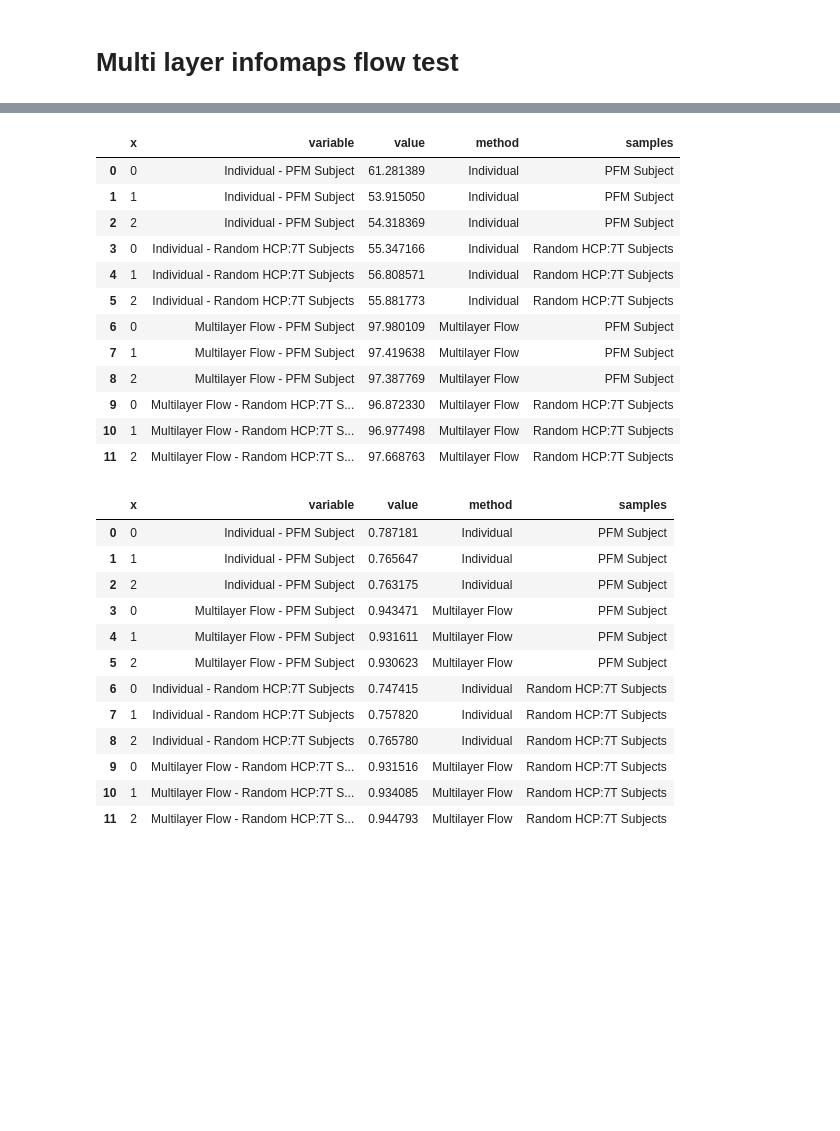
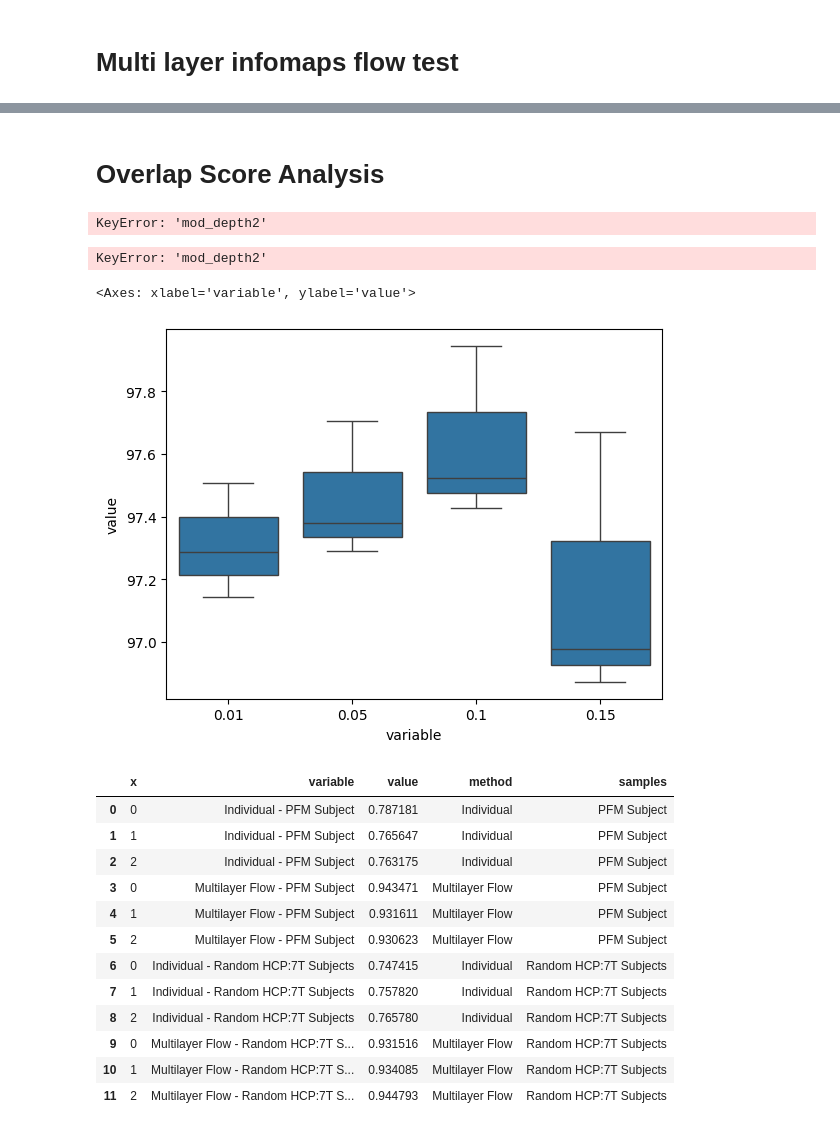
Before and after one commit to cole-khamnei/precision_mapping, a Jupyter notebook: notebooks/dev_nb.ipynb, the cells around one changed output, grey strips where cells are left out. Drawn from its saved outputs; the diff is of its cells as text; code cells hidden in the pictures; blank space fills up the shorter version.

```diff
--- a/notebooks/dev_nb.ipynb
+++ b/notebooks/dev_nb.ipynb
@@ -250,10 +255,10 @@ from sklearn.metrics import normalized_mutual_info_score as nmis
 # %%
-test_dir = "/data/data7/pfmsb_AAAV5170/analyses/precision_maps/pfm_test/sub-pfmsb001/"
+test_dir = "/data/data7/pfmsb_AAAV5170/analyses/precision_maps/sub-pfmsb001/"
 
 network_partition_paths = glob.glob(test_dir + "*duration-25m*network_partition.npy")
 pfm_parcel_partition_paths = glob.glob(test_dir + "*duration-25m*parcel_partition.npy")
 
-vfc_paths = glob.glob(test_dir + "*duration-25m*FC.npz")
+pfm_vfc_paths = glob.glob(test_dir + "*duration-25m*FC.npz")
 hcp_vfc_paths = glob.glob("/data/data7/network_control/projects/pfm_analysis/results/HCP_analysis/*/*_rfMRI_REST_7T_ALL_*.npz")
 # %%
 hcp_parcel_partition_paths = glob.glob("/data/data7/network_control/projects/pfm_analysis/results/HCP_analysis/*/*_rfMRI_REST_7T_ALL_*parcel_partition.npy")
@@ -321,9 +416,33 @@ def calculate_overlap_score_npz(vfc_paths=None, save_csv_path=None, overwrite=Fa
+# %% [markdown]
+# Overlap Score Analysis
+# %%
+_, _ = calculate_overlap_score_npz(pfm_vfc_paths, save_csv_path="imf_save.csv", overwrite=False)
+# %% [output]
+KeyError: 'mod_depth2'
+# %%
+mlr_rate_s = [0.01, 0.05, 0.10]
+hcp_imf_ccp_mlr_scores = {}
+pbar = tqdm(desc="Running MLR tests", total=2 * len(mlr_rate_s))
+
+for mlr_rate in mlr_rate_s:
+    mlr_rate_str = f"{mlr_rate:.02f}"[-2:]
+    hcp_imf_mlr_ccp_score, _ = calculate_overlap_score_npz(hcp_vfc_paths, save_csv_path=f"imf_hcp_save_mlr_{mlr_rate_str}.csv",
+                                      overwrite=False, mlr_rate=mlr_rate, metric=co_cluster_percent)
+    hcp_imf_ccp_mlr_scores[mlr_rate] = hcp_imf_mlr_ccp_score
+    pbar.update(1)
+
+# for mlr_rate in mlr_rate_s:
+#     mlr_rate_str = f"{mlr_rate:.02f}"[-2:]
+#     calculate_overlap_score_npz(pfm_vfc_paths, save_csv_path=f"imf_pfm_save_mlr_{mlr_rate_str}.csv", overwrite=False, mlr_rate=mlr_rate)
+#     pbar.update(1)
 # %%
-pfm_imi_nmis_scores = calculate_overlap_score_from_npy(pfm_parcel_partition_paths)
+# pfm_imi_nmis_scores = calculate_overlap_score_from_npy(pfm_parcel_partition_paths)
 hcp_imi_nmis_scores = calculate_overlap_score_from_npy(hcp_parcel_partition_paths)
 
 pfm_imf_nmis_scores, _ = calculate_overlap_score_npz(save_csv_path="imf_save.csv")
 hcp_imf_nmis_scores, _ = calculate_overlap_score_npz(save_csv_path="imf_hcp_save.csv", overwrite=False)
+# %% [output]
+KeyError: 'mod_depth2'
 # %%
 # pfm_imf_ccp_scores, _ = calculate_overlap_score_npz(save_csv_path="imf_save.csv", metric=accuracy)
 # hcp_imf_ccp_scores, _ = calculate_overlap_score_npz(save_csv_path="imf_hcp_save.csv", metric=accuracy)
@@ -342,22 +462,13 @@ cdf = pd.DataFrame({"Individual - PFM Subject": pfm_imi_ccp_scores,
 cd = cdf.melt(id_vars=["x"])
 cd["method"] = cd["variable"].str.split("-").str[0].str.strip()
 cd["samples"] = cd["variable"].str.split("-").str[1].str.strip()
-# %%
-cd
-# %% [output]
-|  | x | variable | value | method | samples |
-| 0 | 0 | Individual - PFM Subject | 61.281389 | Individual | PFM Subject |
-| 1 | 1 | Individual - PFM Subject | 53.915050 | Individual | PFM Subject |
-| 2 | 2 | Individual - PFM Subject | 54.318369 | Individual | PFM Subject |
-| 3 | 0 | Individual - Random HCP:7T Subjects | 55.347166 | Individual | Random HCP:7T Subjects |
-| 4 | 1 | Individual - Random HCP:7T Subjects | 56.808571 | Individual | Random HCP:7T Subjects |
-| 5 | 2 | Individual - Random HCP:7T Subjects | 55.881773 | Individual | Random HCP:7T Subjects |
-| 6 | 0 | Multilayer Flow - PFM Subject | 97.980109 | Multilayer Flow | PFM Subject |
-| 7 | 1 | Multilayer Flow - PFM Subject | 97.419638 | Multilayer Flow | PFM Subject |
-| 8 | 2 | Multilayer Flow - PFM Subject | 97.387769 | Multilayer Flow | PFM Subject |
-| 9 | 0 | Multilayer Flow - Random HCP:7T S... | 96.872330 | Multilayer Flow | Random HCP:7T Subjects |
-| 10 | 1 | Multilayer Flow - Random HCP:7T S... | 96.977498 | Multilayer Flow | Random HCP:7T Subjects |
-| 11 | 2 | Multilayer Flow - Random HCP:7T S... | 97.668763 | Multilayer Flow | Random HCP:7T Subjects |
+# %%
+mdf = pd.DataFrame(hcp_imf_ccp_mlr_scores)
+mdf[0.15] = hcp_imf_ccp_scores
+sns.boxplot(data=mdf.melt(), x="variable", y="value")
+# %% [output]
+<Axes: xlabel='variable', ylabel='value'>
+[figure, added]
 # %%
 sdf = pd.DataFrame({
                    "Individual - PFM Subject": pfm_imi_nmis_scores,
```
Also changed, not shown: parts of 11 cells of this notebook, 2 other files.
